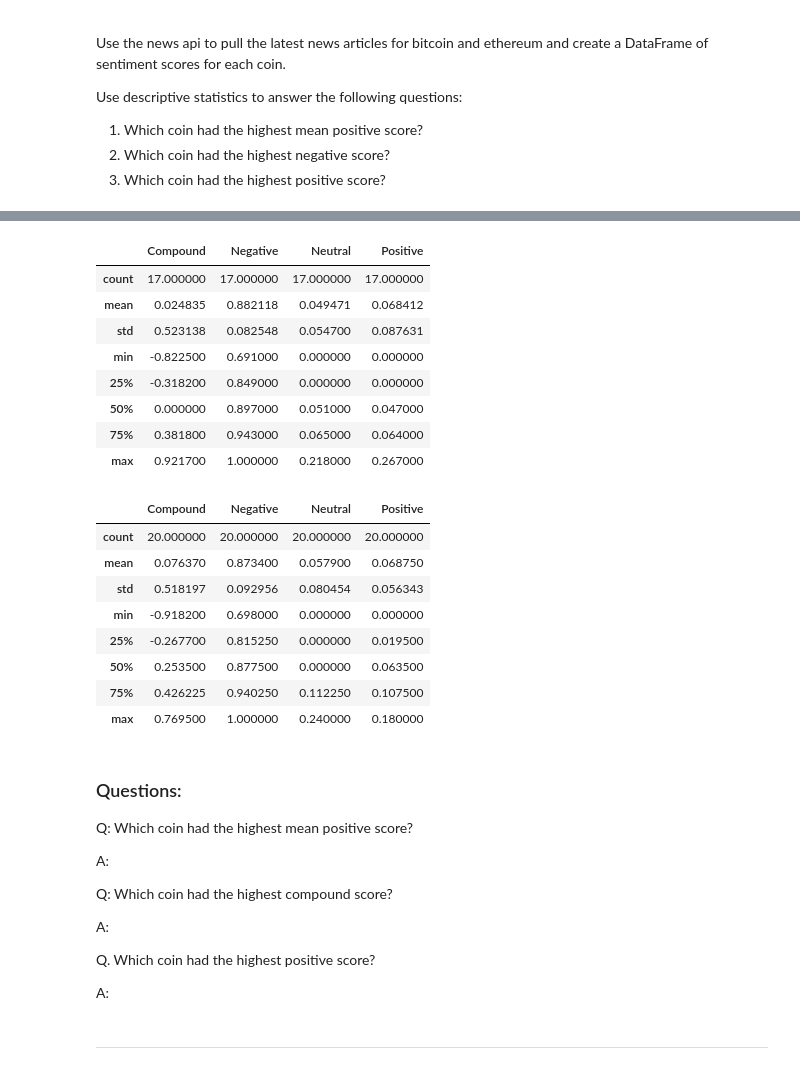
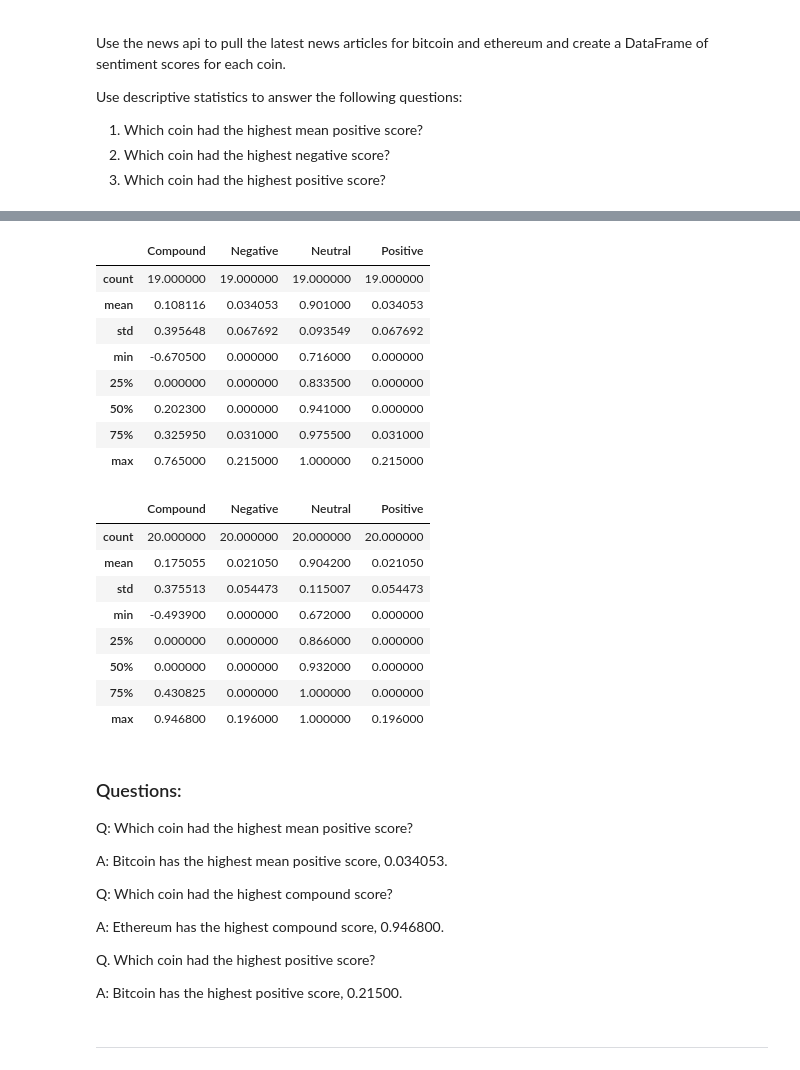
Before and after one commit to jonowens/tales_from_the_crypto_nlp, a Jupyter notebook: crypto_sentiment.ipynb, the cells around one changed output, grey strips where cells are left out. Drawn from its saved outputs; the diff is of its cells as text; code cells hidden in the pictures.

Commit message:
Created news headline sentiment scores for Bitcoin and Ethereum.

```diff
--- a/crypto_sentiment.ipynb
+++ b/crypto_sentiment.ipynb
@@ -19,11 +24,11 @@ analyzer = SentimentIntensityAnalyzer()
 # %%
 # Read your api key environment variable
-# YOUR CODE HERE!
+api_key = os.getenv('NEWS_API')
 # %%
 # Create a newsapi client
-# YOUR CODE HERE!
+newsapi = NewsApiClient(api_key)
 # %%
 # Fetch the Bitcoin news articles
-# YOUR CODE HERE!
+bitcoin_news = newsapi.get_everything(q='Bitcoin', language='en')
 # %%
 # Fetch the Ethereum news articles
@@ -51,43 +100,43 @@ analyzer = SentimentIntensityAnalyzer()
 # %%
 # Describe the Bitcoin Sentiment
-# YOUR CODE HERE!
+bitcoin_df.describe()
 # %% [output]
 |  | Compound | Negative | Neutral | Positive |
-| count | 17.000000 | 17.000000 | 17.000000 | 17.000000 |
-| mean | 0.024835 | 0.882118 | 0.049471 | 0.068412 |
-| std | 0.523138 | 0.082548 | 0.054700 | 0.087631 |
-| min | -0.822500 | 0.691000 | 0.000000 | 0.000000 |
-| 25% | -0.318200 | 0.849000 | 0.000000 | 0.000000 |
-| 50% | 0.000000 | 0.897000 | 0.051000 | 0.047000 |
-| 75% | 0.381800 | 0.943000 | 0.065000 | 0.064000 |
-| max | 0.921700 | 1.000000 | 0.218000 | 0.267000 |
+| count | 19.000000 | 19.000000 | 19.000000 | 19.000000 |
+| mean | 0.108116 | 0.034053 | 0.901000 | 0.034053 |
+| std | 0.395648 | 0.067692 | 0.093549 | 0.067692 |
+| min | -0.670500 | 0.000000 | 0.716000 | 0.000000 |
+| 25% | 0.000000 | 0.000000 | 0.833500 | 0.000000 |
+| 50% | 0.202300 | 0.000000 | 0.941000 | 0.000000 |
+| 75% | 0.325950 | 0.031000 | 0.975500 | 0.031000 |
+| max | 0.765000 | 0.215000 | 1.000000 | 0.215000 |
 # %%
 # Describe the Ethereum Sentiment
-# YOUR CODE HERE!
+ethereum_df.describe()
 # %% [output]
 |  | Compound | Negative | Neutral | Positive |
 | count | 20.000000 | 20.000000 | 20.000000 | 20.000000 |
-| mean | 0.076370 | 0.873400 | 0.057900 | 0.068750 |
-| std | 0.518197 | 0.092956 | 0.080454 | 0.056343 |
-| min | -0.918200 | 0.698000 | 0.000000 | 0.000000 |
-| 25% | -0.267700 | 0.815250 | 0.000000 | 0.019500 |
-| 50% | 0.253500 | 0.877500 | 0.000000 | 0.063500 |
-| 75% | 0.426225 | 0.940250 | 0.112250 | 0.107500 |
-| max | 0.769500 | 1.000000 | 0.240000 | 0.180000 |
+| mean | 0.175055 | 0.021050 | 0.904200 | 0.021050 |
+| std | 0.375513 | 0.054473 | 0.115007 | 0.054473 |
+| min | -0.493900 | 0.000000 | 0.672000 | 0.000000 |
+| 25% | 0.000000 | 0.000000 | 0.866000 | 0.000000 |
+| 50% | 0.000000 | 0.000000 | 0.932000 | 0.000000 |
+| 75% | 0.430825 | 0.000000 | 1.000000 | 0.000000 |
+| max | 0.946800 | 0.196000 | 1.000000 | 0.196000 |
 # %% [markdown]
 ### Questions:
 
 Q: Which coin had the highest mean positive score?
 
-A:
+A: Bitcoin has the highest mean positive score, 0.034053.
 
 Q: Which coin had the highest compound score?
 
-A:
+A: Ethereum has the highest compound score, 0.946800.
 
 Q. Which coin had the highest positive score?
 
-A:
+A: Bitcoin has the highest positive score, 0.21500.
 # %% [markdown]
 ---
 # %% [markdown]
```
Also changed, not shown: parts of 5 cells of this notebook.
